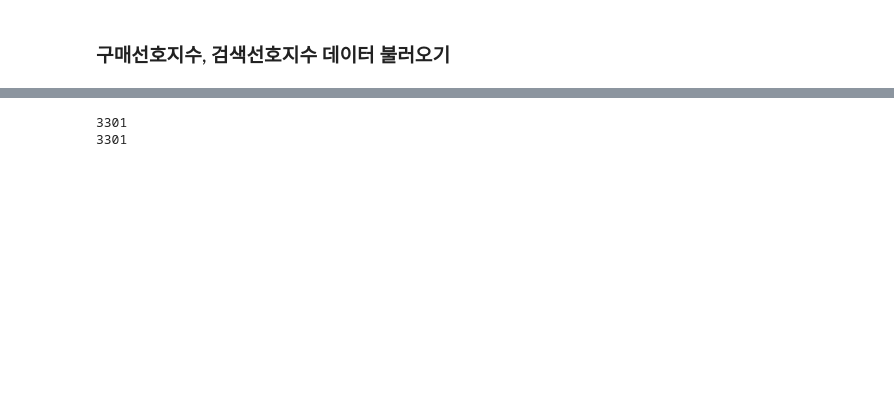
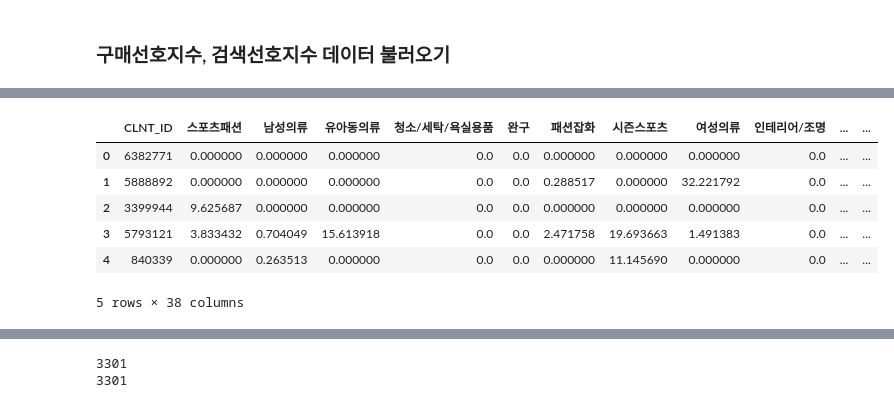
Before and after one commit to hyeon95y/Trend_Predicting, a Jupyter notebook: Ensemble.ipynb, the cells around one changed output, grey strips where cells are left out. Cells and saved outputs as stored; diff of their text form; code cells hidden in the pictures; blank space fills up the shorter version.

```diff
--- a/Ensemble.ipynb
+++ b/Ensemble.ipynb
@@ -28,3 +38,13 @@ print(ops.shape)
+# %%
+ops.head()
+# %% [output]
+|  | CLNT_ID | 스포츠패션 | 남성의류 | 유아동의류 | 청소/세탁/욕실용품 | 완구 | 패션잡화 | 시즌스포츠 | 여성의류 | 인테리어/조명 | ... | ... |
+| 0 | 6382771 | 0.000000 | 0.000000 | 0.000000 | 0.0 | 0.0 | 0.000000 | 0.000000 | 0.000000 | 0.0 | ... | ... |
+| 1 | 5888892 | 0.000000 | 0.000000 | 0.000000 | 0.0 | 0.0 | 0.288517 | 0.000000 | 32.221792 | 0.0 | ... | ... |
+| 2 | 3399944 | 9.625687 | 0.000000 | 0.000000 | 0.0 | 0.0 | 0.000000 | 0.000000 | 0.000000 | 0.0 | ... | ... |
+| 3 | 5793121 | 3.833432 | 0.704049 | 15.613918 | 0.0 | 0.0 | 2.471758 | 19.693663 | 1.491383 | 0.0 | ... | ... |
+| 4 | 840339 | 0.000000 | 0.263513 | 0.000000 | 0.0 | 0.0 | 0.000000 | 11.145690 | 0.000000 | 0.0 | ... | ... |
+5 rows × 38 columns
 # %%
 opc = opc.rename(columns = {'Unnamed: 0':'CLNT_ID'})
 ops = ops.rename(columns = {'Unnamed: 0':'CLNT_ID'})
```
Also changed, not shown: parts of 6 cells of this notebook.
